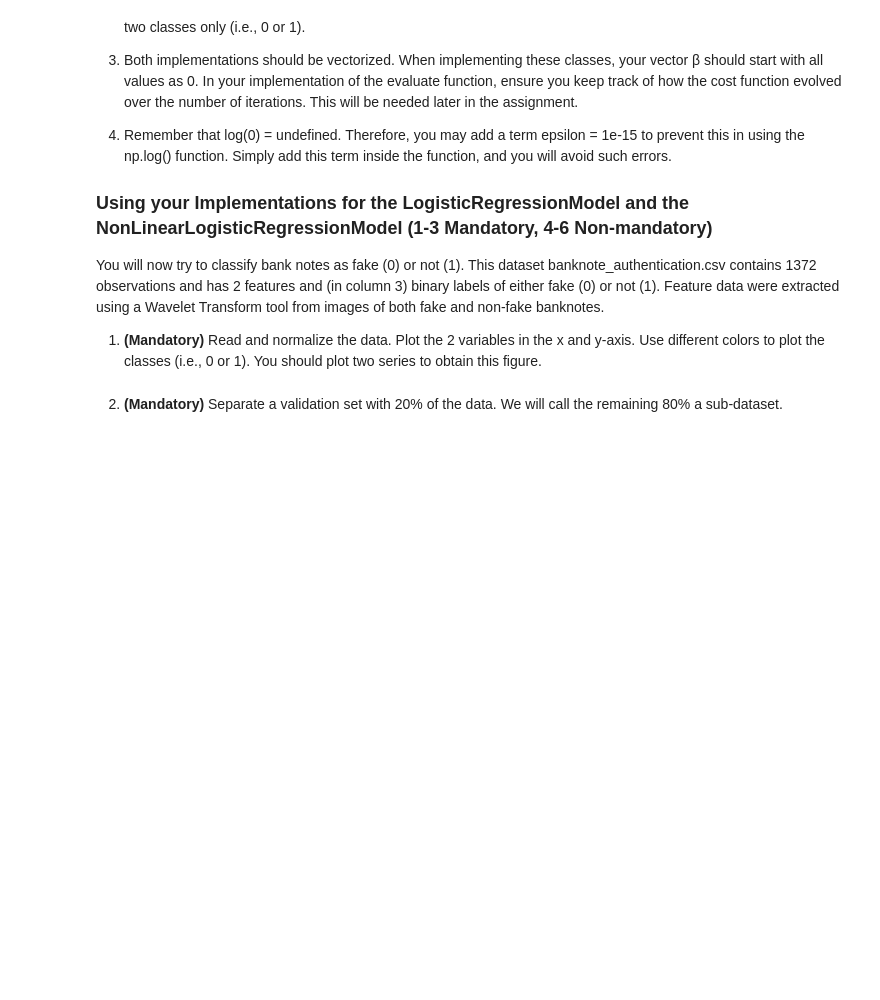
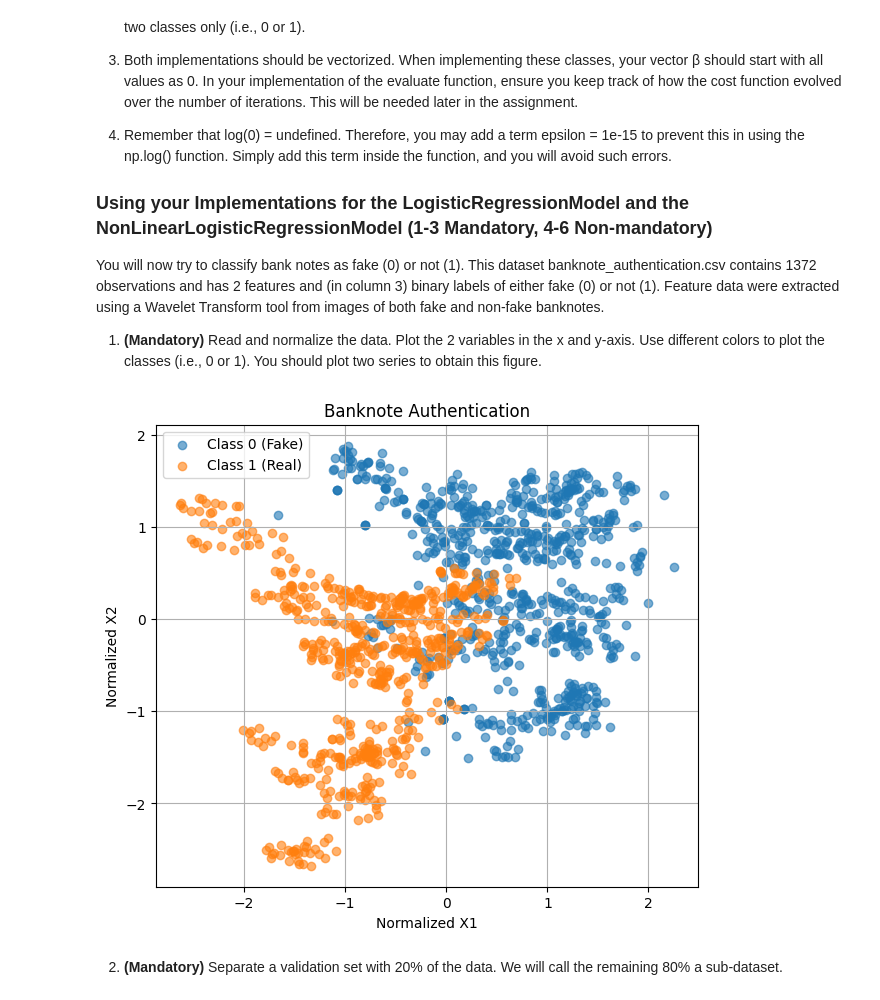
Before and after one commit to abdi221/ML_A2, a Jupyter notebook: A2-2025/aa226wu_A2.ipynb, the cells around one changed output. Cells and saved outputs as stored; diff of their text form; code cells hidden in the pictures; blank space fills up the shorter version.

Commit message:
Done with read & normalize + two‐series scatter

```diff
--- a/A2-2025/aa226wu_A2.ipynb
+++ b/A2-2025/aa226wu_A2.ipynb
@@ -331,3 +329,35 @@ You will now try to classify bank notes as fake (0) or not (1). This dataset ban
+# %%
+import numpy as np
+
+
+# load & normalize
+data = np.loadtxt('datasets/banknote_authentication.csv', delimiter=',')
+X = data[:, :2]
+y = data[:, 2].astype(int)
+
+means = X.mean(axis=0)
+stds  = X.std(axis=0)
+X_norm = (X - means) / stds
+# %%
+import matplotlib.pyplot as plt
+
+plt.figure(figsize=(7,6))
+plt.scatter(
+    X_norm[y == 0, 0], X_norm[y == 0, 1],
+    label='Class 0 (Fake)', alpha=0.6
+)
+plt.scatter(
+    X_norm[y == 1, 0], X_norm[y == 1, 1],
+    label='Class 1 (Real)', alpha=0.6
+)
+plt.xlabel('Normalized X1')
+plt.ylabel('Normalized X2')
+plt.title('Banknote Authentication')
+plt.legend()
+plt.grid(True)
+plt.show()
+# %% [output]
+[figure, added]
 # %% [markdown]
 2. **(Mandatory)** Separate a validation set with 20\% of the data. We will call the remaining 80\% a sub-dataset.
 # %%
```
Also changed, not shown: parts of 2 cells of this notebook.
